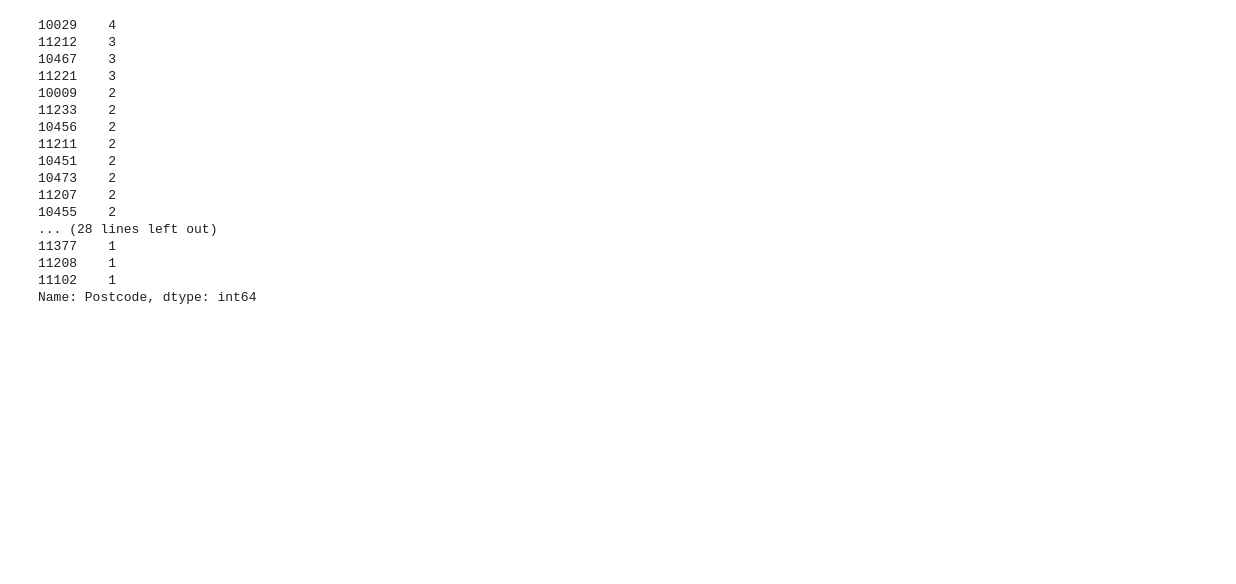
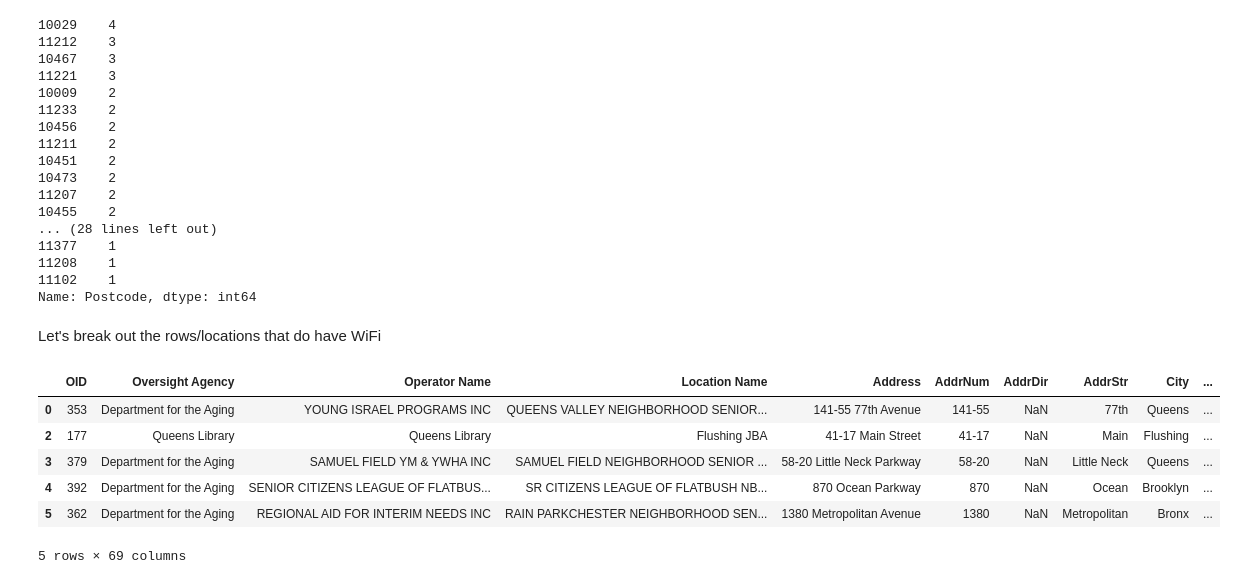
Before and after one commit to maeve70/NYCPublicWiFiLocations, a Jupyter notebook: NYCPublicWiFiLocs.ipynb, the cells around one changed output. Cells and saved outputs as stored; diff of their text form; code cells hidden in the pictures; blank space fills up the shorter version.

```diff
--- a/NYCPublicWiFiLocs.ipynb
+++ b/NYCPublicWiFiLocs.ipynb
@@ -242,3 +278,16 @@ no_wifi['Postcode'].value_counts()
 11208    1
 11102    1
 Name: Postcode, dtype: int64
+# %% [markdown]
+Let's break out the rows/locations that do have WiFi
+# %%
+yes_wifi = df.iloc[(df['Wi-Fi Available'] == True).values]
+yes_wifi.head()
+# %% [output]
+|  | OID | Oversight Agency | Operator Name | Location Name | Address | AddrNum | AddrDir | AddrStr | City | ... |
+| 0 | 353 | Department for the Aging | YOUNG ISRAEL PROGRAMS INC | QUEENS VALLEY NEIGHBORHOOD SENIOR... | 141-55 77th Avenue | 141-55 | NaN | 77th | Queens | ... |
+| 2 | 177 | Queens Library | Queens Library | Flushing JBA | 41-17 Main Street | 41-17 | NaN | Main | Flushing | ... |
+| 3 | 379 | Department for the Aging | SAMUEL FIELD YM & YWHA INC | SAMUEL FIELD NEIGHBORHOOD SENIOR ... | 58-20 Little Neck Parkway | 58-20 | NaN | Little Neck | Queens | ... |
+| 4 | 392 | Department for the Aging | SENIOR CITIZENS LEAGUE OF FLATBUS... | SR CITIZENS LEAGUE OF FLATBUSH NB... | 870 Ocean Parkway | 870 | NaN | Ocean | Brooklyn | ... |
+| 5 | 362 | Department for the Aging | REGIONAL AID FOR INTERIM NEEDS INC | RAIN PARKCHESTER NEIGHBORHOOD SEN... | 1380 Metropolitan Avenue | 1380 | NaN | Metropolitan | Bronx | ... |
+5 rows × 69 columns
```
Also changed, not shown: parts of 7 cells of this notebook.
